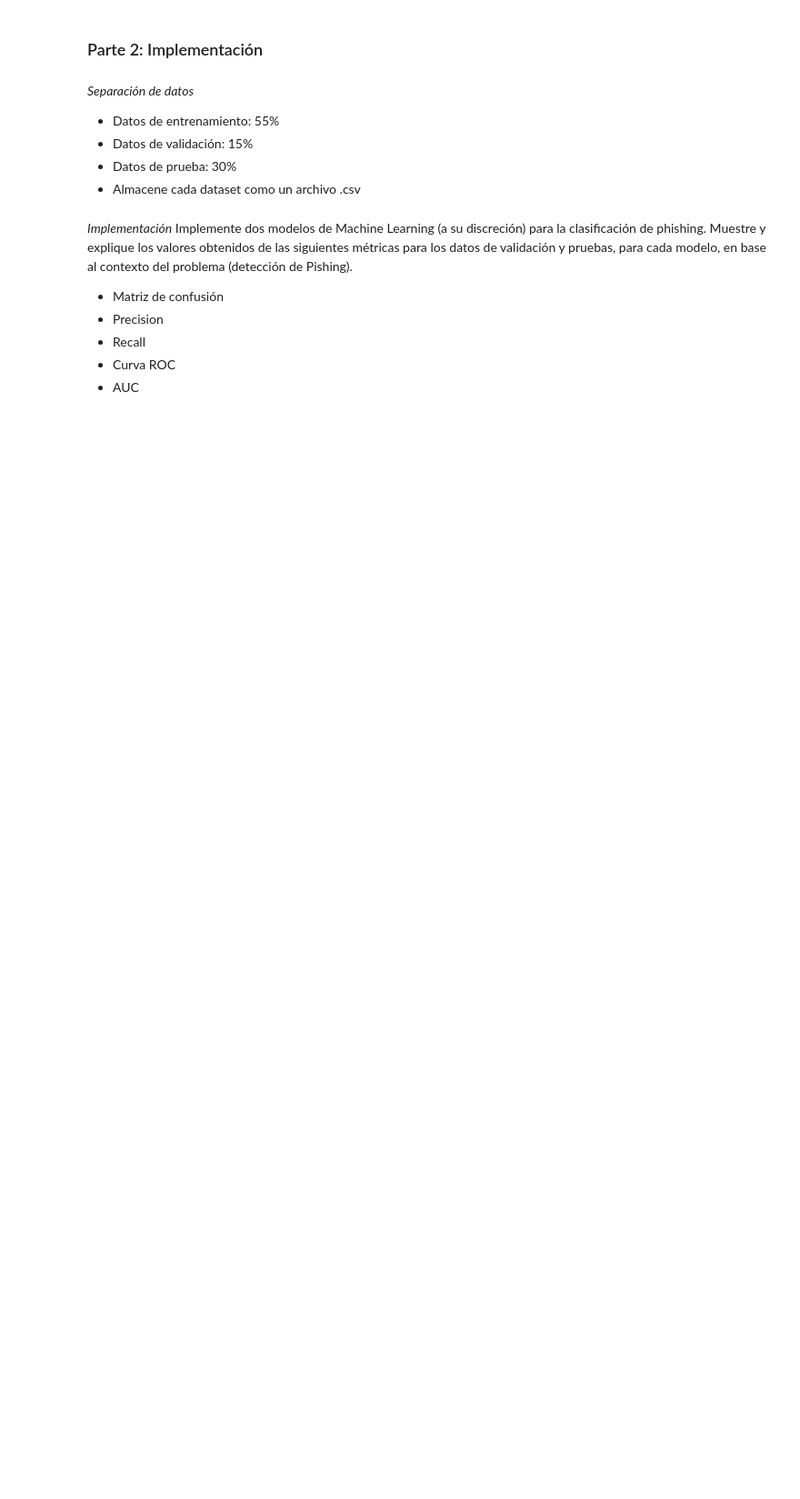
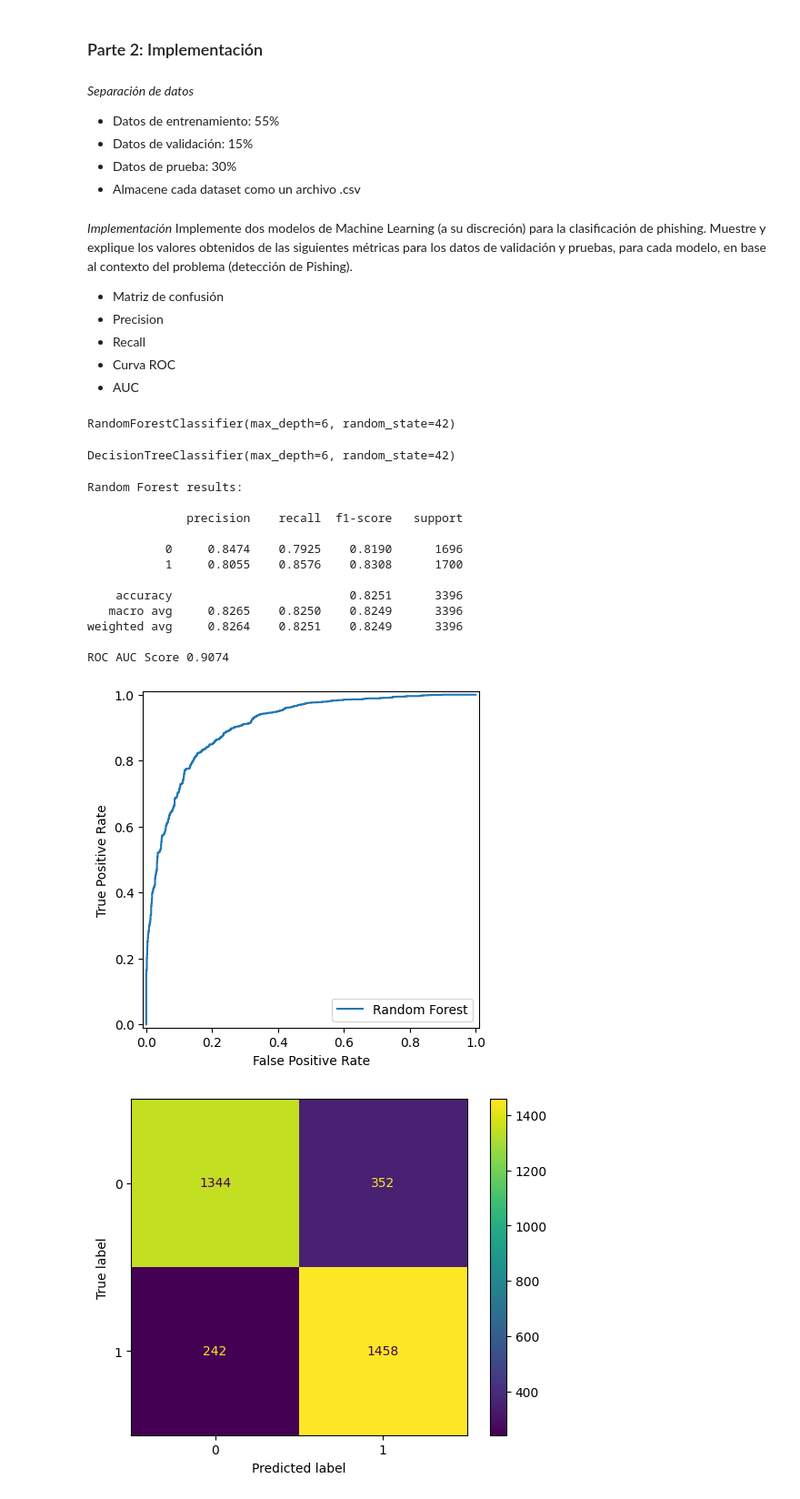
Before and after one commit to LuisMontenegro21/LabsSecurityData, a Jupyter notebook: lab1/lab1.ipynb, the cells around one changed output. Shown at 91% size. Cells and saved outputs as stored; diff of their text form; code cells hidden in the pictures; blank space fills up the shorter version.

```diff
--- a/lab1/lab1.ipynb
+++ b/lab1/lab1.ipynb
@@ -264,7 +318,68 @@ pruebas, para cada modelo, en base al contexto del problema (detección de Pishi
 - Recall
 - Curva ROC
 - AUC
+# %%
+X_train = train.drop(columns='status')
+y_train = train['status']
+
+X_val = val.drop(columns='status')
+y_val = val['status']
+
+X_test = test.drop(columns='status')
+y_test = test['status']
 # %%
-# TODO implement Random Forest Classifier
+from sklearn.ensemble import RandomForestClassifier
+
+rand_forest_classifier = RandomForestClassifier(n_estimators=100, max_depth=6, random_state=42)
+rand_forest_classifier.fit(X_train, y_train)
+# %% [output]
+RandomForestClassifier(max_depth=6, random_state=42)
 # %%
-# TODO implement Naïve Bayes
+from sklearn.tree import DecisionTreeClassifier
+
+tree_classifier = DecisionTreeClassifier(max_depth=6, random_state=42)
+tree_classifier.fit(X_train, y_train)
+# %% [output]
+DecisionTreeClassifier(max_depth=6, random_state=42)
+# %%
+from sklearn.metrics import accuracy_score, confusion_matrix, roc_curve, roc_auc_score, ConfusionMatrixDisplay, RocCurveDisplay, classification_report
+import matplotlib.pyplot as plt
+models = {
+    "Random Forest": rand_forest_classifier,
+    "Decision Tree": tree_classifier
+}
+
+for name, model in models.items():
+    print(f"{name} results: \n")
+
+    y_pred = model.predict(X_test)
+    y_prob = model.predict_proba(X_test)[:, 1]
+
+    conf_matrix = confusion_matrix(y_test, y_pred)
+
+    # Precission, Recall, F1-Score
+    print(classification_report(y_test, y_pred, digits=4))
+
+
+    fpr, tpr, _ = roc_curve(y_test, y_prob)
+    auc = roc_auc_score(y_test, y_prob)
+    print(f"ROC AUC Score {auc:.4f}")
+
+    RocCurveDisplay(fpr=fpr, tpr=tpr, name=name).plot() # type: ignore
+    ConfusionMatrixDisplay(confusion_matrix=conf_matrix, display_labels=model.classes_).plot()
+    plt.show()
+# %% [output]
+Random Forest results:
+
+              precision    recall  f1-score   support
+
+           0     0.8474    0.7925    0.8190      1696
+           1     0.8055    0.8576    0.8308      1700
+
+    accuracy                         0.8251      3396
+   macro avg     0.8265    0.8250    0.8249      3396
+weighted avg     0.8264    0.8251    0.8249      3396
+
+ROC AUC Score 0.9074
+[figure, added]
+[figure, added]
```
Also changed, not shown: parts of 11 cells of this notebook, 3 other files.
